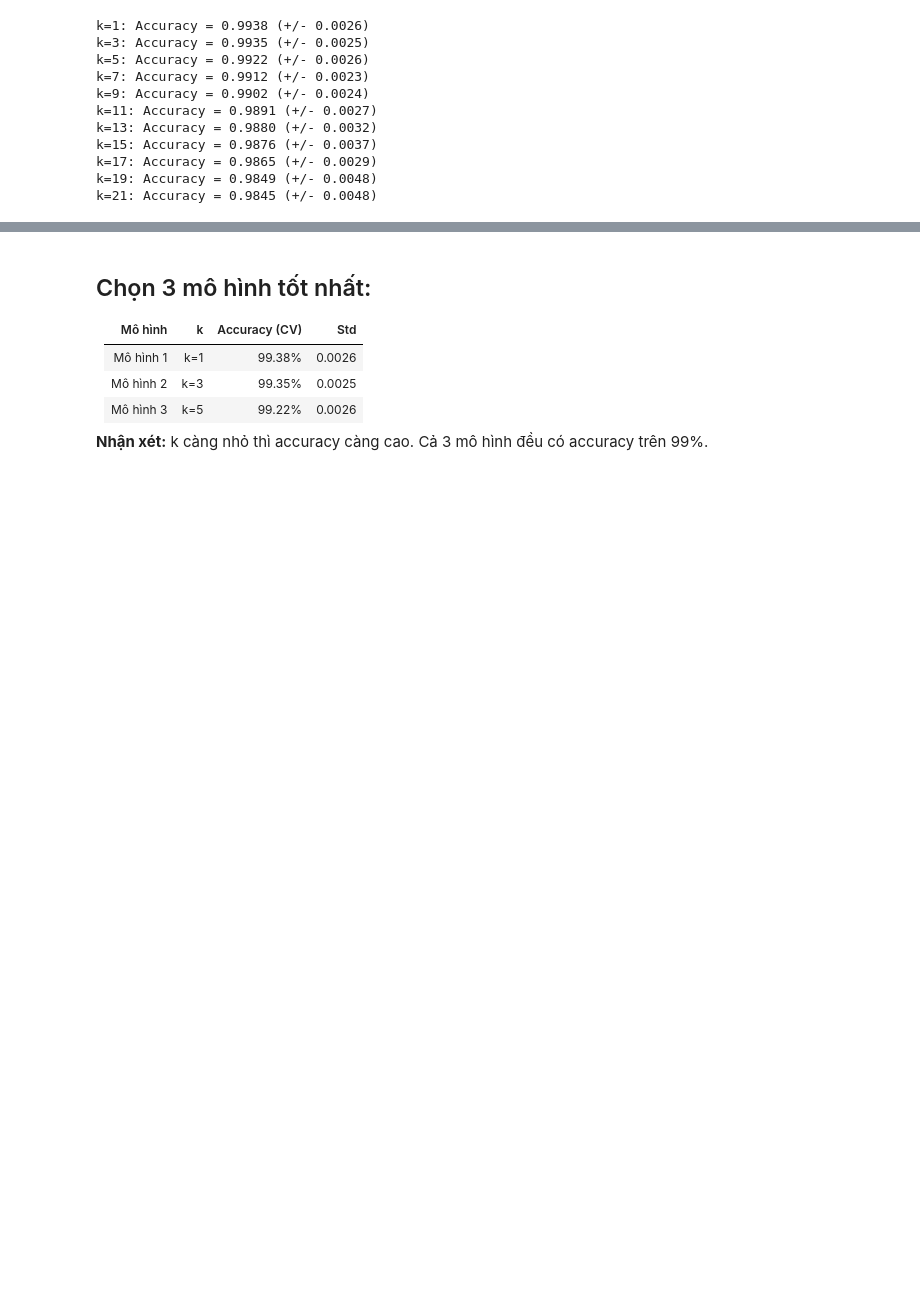
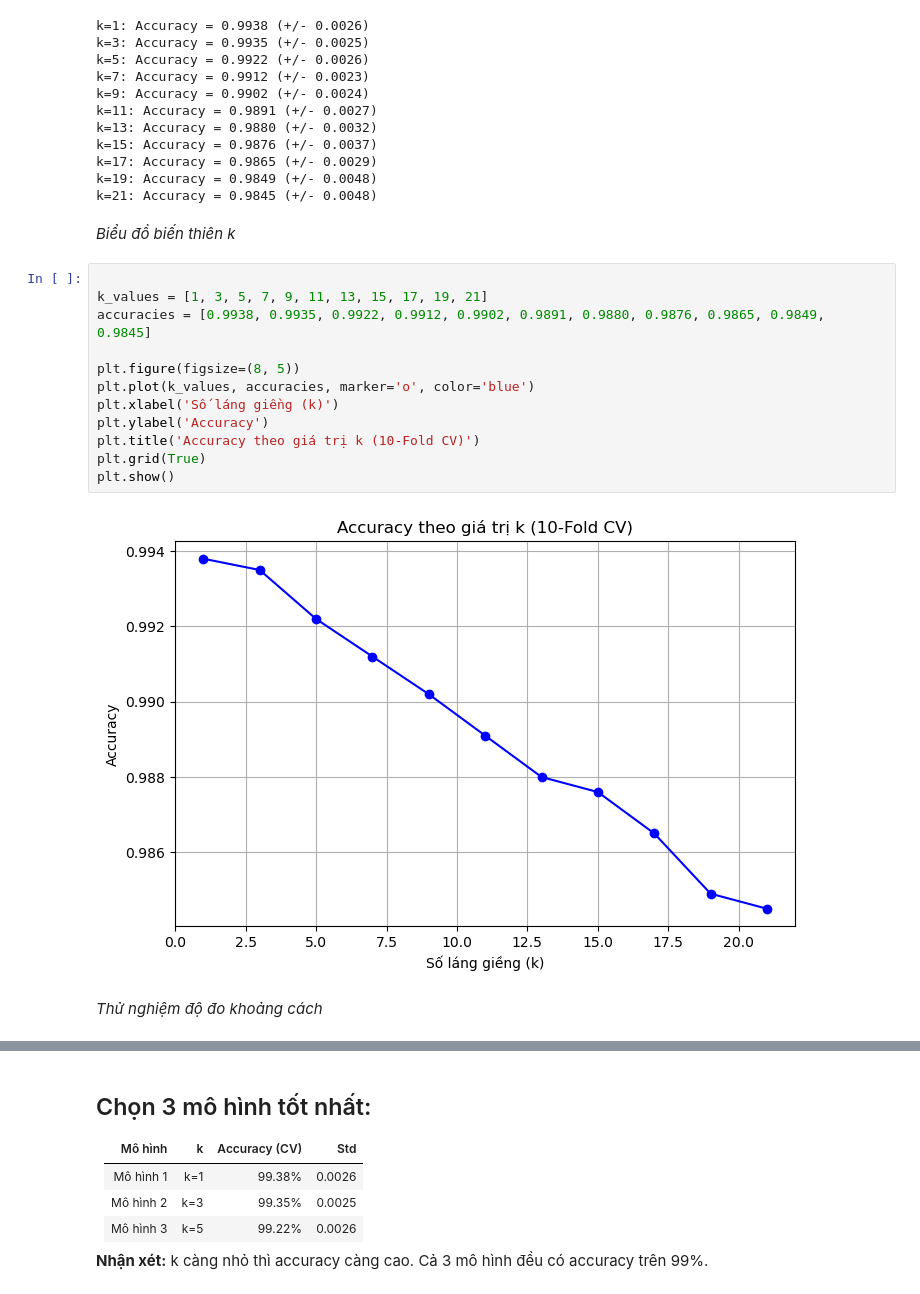
Before and after one commit to Roninfromvn/DataMiningHCMCOU, a Jupyter notebook: 16_12_2025/BaiThucHanhCaNhan Knn-2/KiemTra.ipynb, the cells around one changed output, grey strips where cells are left out. Drawn from its saved outputs; the diff is of its cells as text; blank space fills up the shorter version.

```diff
--- a/16_12_2025/BaiThucHanhCaNhan Knn-2/KiemTra.ipynb
+++ b/16_12_2025/BaiThucHanhCaNhan Knn-2/KiemTra.ipynb
@@ -84,3 +89,21 @@ k=15: Accuracy = 0.9876 (+/- 0.0037)
 k=17: Accuracy = 0.9865 (+/- 0.0029)
 k=19: Accuracy = 0.9849 (+/- 0.0048)
 k=21: Accuracy = 0.9845 (+/- 0.0048)
+# %% [markdown]
+*Biểu đồ biến thiên k*
+# %%
+
+k_values = [1, 3, 5, 7, 9, 11, 13, 15, 17, 19, 21]
+accuracies = [0.9938, 0.9935, 0.9922, 0.9912, 0.9902, 0.9891, 0.9880, 0.9876, 0.9865, 0.9849, 0.9845]
+
+plt.figure(figsize=(8, 5))
+plt.plot(k_values, accuracies, marker='o', color='blue')
+plt.xlabel('Số láng giềng (k)')
+plt.ylabel('Accuracy')
+plt.title('Accuracy theo giá trị k (10-Fold CV)')
+plt.grid(True)
+plt.show()
+# %% [output]
+[figure, added]
+# %% [markdown]
+*Thử nghiệm độ đo khoảng cách*
```
Also changed, not shown: parts of 5 cells of this notebook.
